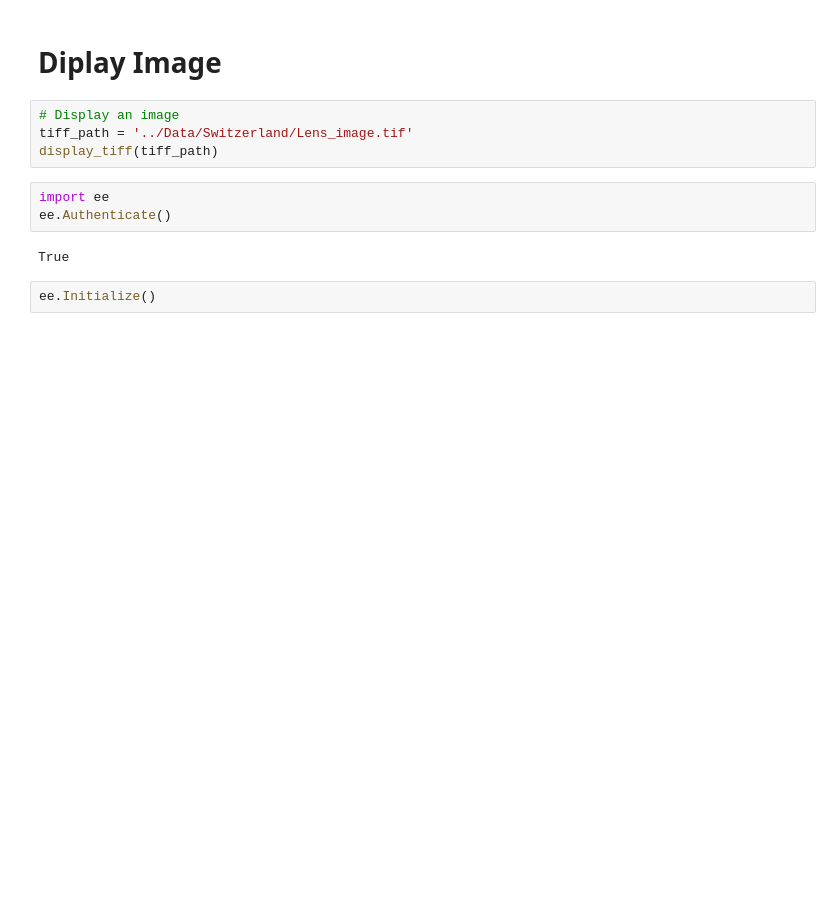
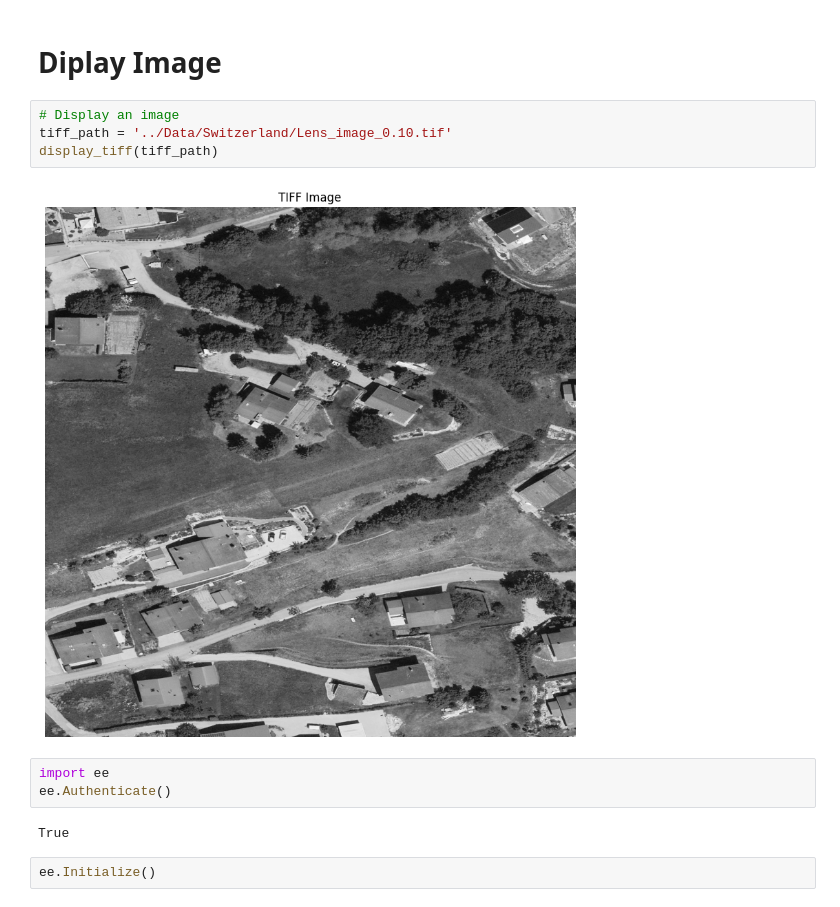
Before and after one commit to OsmanHFA/Tree-Detection-on-Satellite-Imagery-Using-YOLO, a Jupyter notebook: Notebooks/Data Preparation.ipynb, the cells around one changed output. Cells and saved outputs as stored; diff of their text form; blank space fills up the shorter version.

```diff
--- a/Notebooks/Data Preparation.ipynb
+++ b/Notebooks/Data Preparation.ipynb
@@ -17,8 +26,10 @@ download_images(bucket_name, prefix, local_dir)
 # Diplay Image
 # %%
 # Display an image
-tiff_path = '../Data/Switzerland/Lens_image.tif'
+tiff_path = '../Data/Switzerland/Lens_image_0.10.tif'
 display_tiff(tiff_path)
+# %% [output]
+[figure, added]
 # %%
 import ee
 ee.Authenticate()
```
Also changed, not shown: parts of 1 cell of this notebook, 13 other files.
